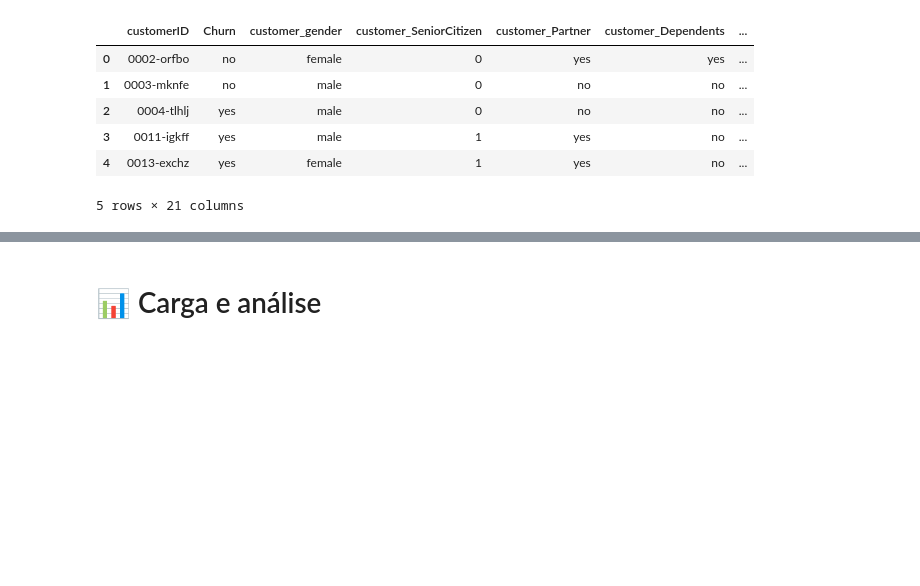
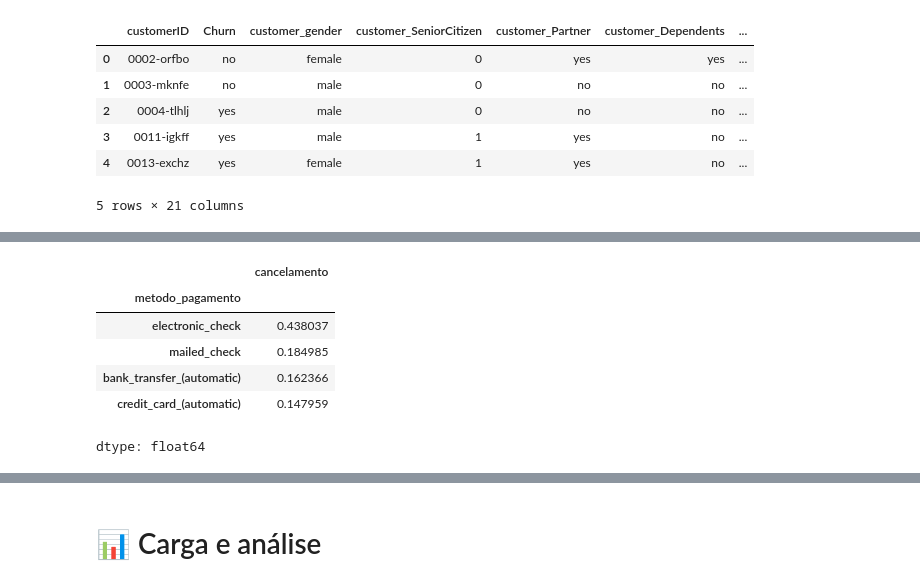
Before and after one commit to Tayara32/Challenge-TelecomX, a Jupyter notebook: ChallengeTelecomX.ipynb, the cells around one changed output, grey strips where cells are left out. Saved outputs shown, nothing was run; the diff lists cells and outputs as text; code cells hidden in the pictures; blank space fills up the shorter version.

```diff
--- a/ChallengeTelecomX.ipynb
+++ b/ChallengeTelecomX.ipynb
@@ -199,0 +319,11 @@ df_normalizado.head()
+# %%
+#Calcular evasão por tipo de contrato
+df_normalizado.groupby('metodo_pagamento')['cancelamento'].mean().sort_values(ascending=False)
+# %% [output]
+|  | cancelamento |
+| metodo_pagamento |  |
+| electronic_check | 0.438037 |
+| mailed_check | 0.184985 |
+| bank_transfer_(automatic) | 0.162366 |
+| credit_card_(automatic) | 0.147959 |
+dtype: float64
```
Also changed, not shown: parts of 16 cells of this notebook.
